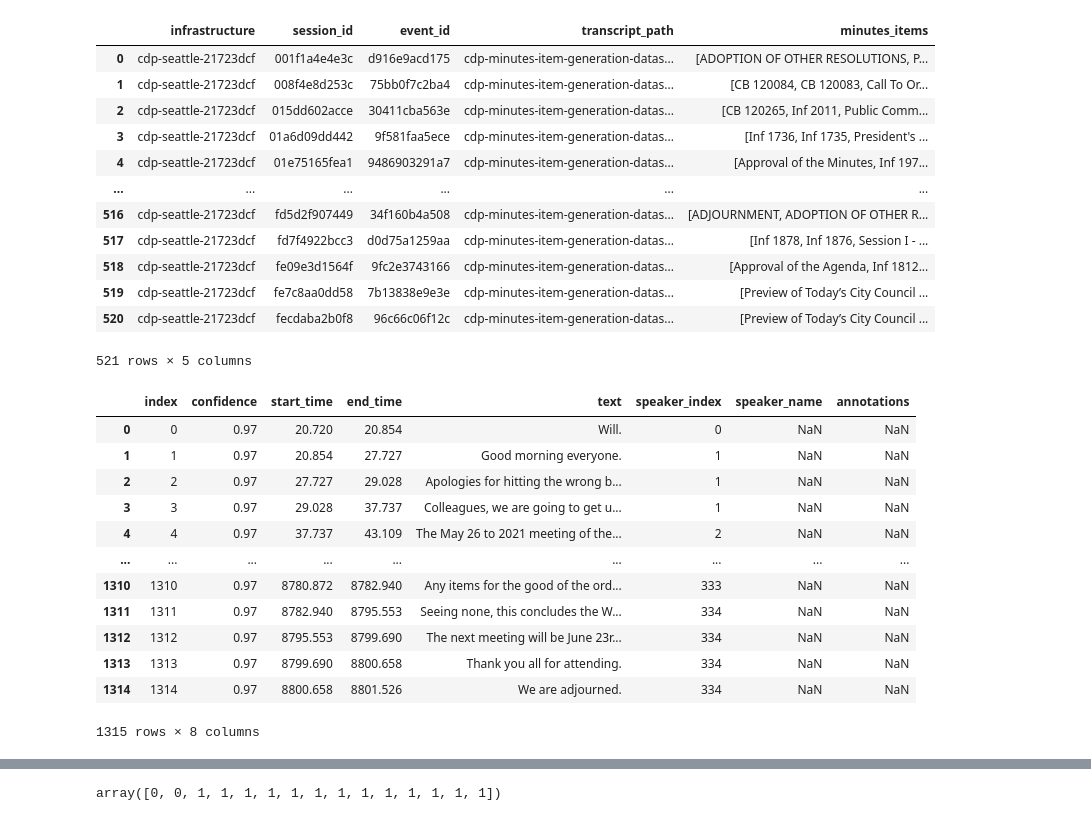
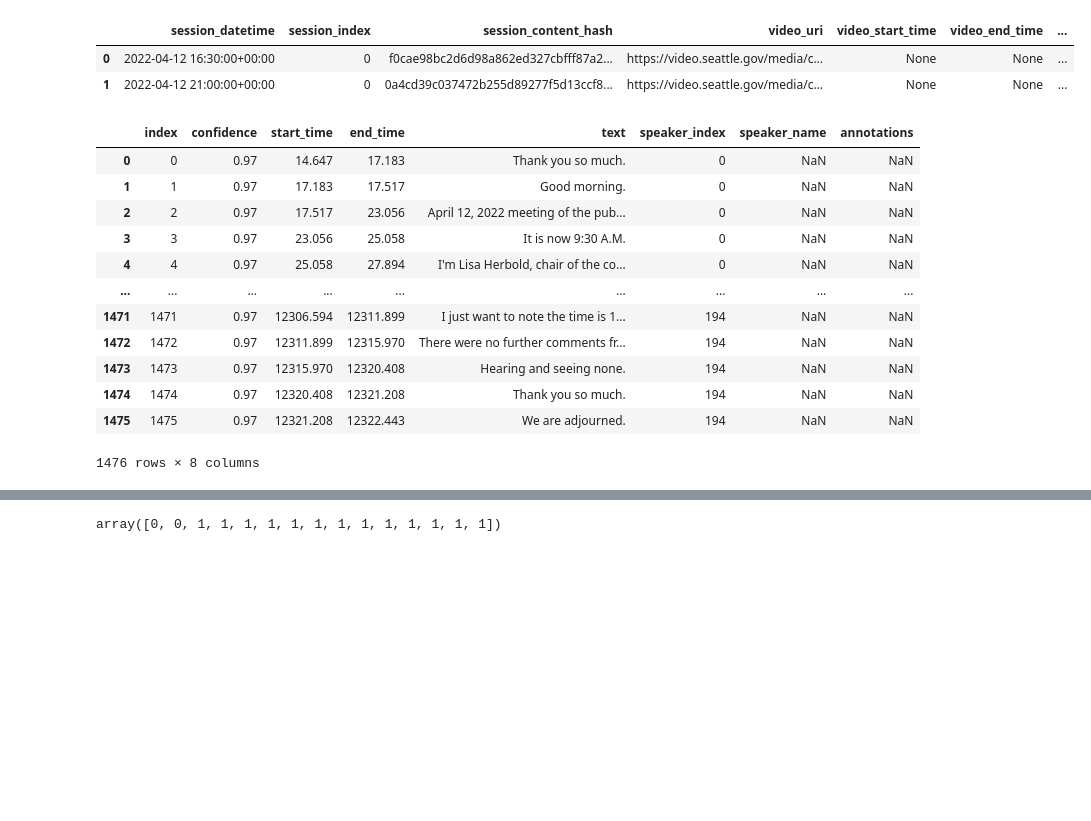
Before and after one commit to PugetSoundClinic-PIT/archived-cdp-minutes-item-generation-prototypes, a Jupyter notebook: semantic-dtw-sentences-and-minutes.ipynb, the cells around one changed output, grey strips where cells are left out. Saved outputs shown, nothing was run; the diff lists cells and outputs as text; code cells hidden in the pictures; blank space fills up the shorter version.

```diff
--- a/semantic-dtw-sentences-and-minutes.ipynb
+++ b/semantic-dtw-sentences-and-minutes.ipynb
@@ -1,41 +25,40 @@
 # %%
-import pandas as pd
+from cdp_data import CDPInstances, datasets
 
-df = pd.read_parquet("cdp-minutes-item-generation-dataset/dataset.parquet")
-df
+sessions_df = datasets.get_session_dataset(
+    CDPInstances.Seattle,
+    start_datetime="2022-04-12",
+    end_datetime="2022-04-13",
+    store_transcript=True,
+    store_transcript_as_csv=True,
+    replace_py_objects=True,
+)
+sessions_df
 # %% [output]
-|  | infrastructure | session_id | event_id | transcript_path | minutes_items |
-| 0 | cdp-seattle-21723dcf | 001f1a4e4e3c | d916e9acd175 | cdp-minutes-item-generation-datas... | [ADOPTION OF OTHER RESOLUTIONS, P... |
-| 1 | cdp-seattle-21723dcf | 008f4e8d253c | 75bb0f7c2ba4 | cdp-minutes-item-generation-datas... | [CB 120084, CB 120083, Call To Or... |
-| 2 | cdp-seattle-21723dcf | 015dd602acce | 30411cba563e | cdp-minutes-item-generation-datas... | [CB 120265, Inf 2011, Public Comm... |
-| 3 | cdp-seattle-21723dcf | 01a6d09dd442 | 9f581faa5ece | cdp-minutes-item-generation-datas... | [Inf 1736, Inf 1735, President's ... |
-| 4 | cdp-seattle-21723dcf | 01e75165fea1 | 9486903291a7 | cdp-minutes-item-generation-datas... | [Approval of the Minutes, Inf 197... |
-| ... | ... | ... | ... | ... | ... |
-| 516 | cdp-seattle-21723dcf | fd5d2f907449 | 34f160b4a508 | cdp-minutes-item-generation-datas... | [ADJOURNMENT, ADOPTION OF OTHER R... |
-| 517 | cdp-seattle-21723dcf | fd7f4922bcc3 | d0d75a1259aa | cdp-minutes-item-generation-datas... | [Inf 1878, Inf 1876, Session I - ... |
-| 518 | cdp-seattle-21723dcf | fe09e3d1564f | 9fc2e3743166 | cdp-minutes-item-generation-datas... | [Approval of the Agenda, Inf 1812... |
-| 519 | cdp-seattle-21723dcf | fe7c8aa0dd58 | 7b13838e9e3e | cdp-minutes-item-generation-datas... | [Preview of Today’s City Council ... |
-| 520 | cdp-seattle-21723dcf | fecdaba2b0f8 | 96c66c06f12c | cdp-minutes-item-generation-datas... | [Preview of Today’s City Council ... |
+|  | session_datetime | session_index | session_content_hash | video_uri | video_start_time | video_end_time | ... |
+| 0 | 2022-04-12 16:30:00+00:00 | 0 | f0cae98bc2d6d98a862ed327cbfff87a2... | https://video.seattle.gov/media/c... | None | None | ... |
+| 1 | 2022-04-12 21:00:00+00:00 | 0 | 0a4cd39c037472b255d89277f5d13ccf8... | https://video.seattle.gov/media/c... | None | None | ... |
-521 rows × 5 columns
 # %%
-example_t_path = df.iloc[1].transcript_path
-example_e_id = df.iloc[1].event_id
+import pandas as pd
+
+example_t_path = sessions_df.iloc[0].transcript_as_csv_path
+example_e_id = sessions_df.iloc[0].event_id
 example_t = pd.read_csv(example_t_path)
 example_t
 # %% [output]
 |  | index | confidence | start_time | end_time | text | speaker_index | speaker_name | annotations |
-| 0 | 0 | 0.97 | 20.720 | 20.854 | Will. | 0 | NaN | NaN |
-| 1 | 1 | 0.97 | 20.854 | 27.727 | Good morning everyone. | 1 | NaN | NaN |
-| 2 | 2 | 0.97 | 27.727 | 29.028 | Apologies for hitting the wrong b... | 1 | NaN | NaN |
-| 3 | 3 | 0.97 | 29.028 | 37.737 | Colleagues, we are going to get u... | 1 | NaN | NaN |
-| 4 | 4 | 0.97 | 37.737 | 43.109 | The May 26 to 2021 meeting of the... | 2 | NaN | NaN |
+| 0 | 0 | 0.97 | 14.647 | 17.183 | Thank you so much. | 0 | NaN | NaN |
+| 1 | 1 | 0.97 | 17.183 | 17.517 | Good morning. | 0 | NaN | NaN |
+| 2 | 2 | 0.97 | 17.517 | 23.056 | April 12, 2022 meeting of the pub... | 0 | NaN | NaN |
+| 3 | 3 | 0.97 | 23.056 | 25.058 | It is now 9:30 A.M. | 0 | NaN | NaN |
+| 4 | 4 | 0.97 | 25.058 | 27.894 | I'm Lisa Herbold, chair of the co... | 0 | NaN | NaN |
 | ... | ... | ... | ... | ... | ... | ... | ... | ... |
-| 1310 | 1310 | 0.97 | 8780.872 | 8782.940 | Any items for the good of the ord... | 333 | NaN | NaN |
-| 1311 | 1311 | 0.97 | 8782.940 | 8795.553 | Seeing none, this concludes the W... | 334 | NaN | NaN |
-| 1312 | 1312 | 0.97 | 8795.553 | 8799.690 | The next meeting will be June 23r... | 334 | NaN | NaN |
-| 1313 | 1313 | 0.97 | 8799.690 | 8800.658 | Thank you all for attending. | 334 | NaN | NaN |
-| 1314 | 1314 | 0.97 | 8800.658 | 8801.526 | We are adjourned. | 334 | NaN | NaN |
+| 1471 | 1471 | 0.97 | 12306.594 | 12311.899 | I just want to note the time is 1... | 194 | NaN | NaN |
+| 1472 | 1472 | 0.97 | 12311.899 | 12315.970 | There were no further comments fr... | 194 | NaN | NaN |
+| 1473 | 1473 | 0.97 | 12315.970 | 12320.408 | Hearing and seeing none. | 194 | NaN | NaN |
+| 1474 | 1474 | 0.97 | 12320.408 | 12321.208 | Thank you so much. | 194 | NaN | NaN |
+| 1475 | 1475 | 0.97 | 12321.208 | 12322.443 | We are adjourned. | 194 | NaN | NaN |
-1315 rows × 8 columns
+1476 rows × 8 columns
 # %%
 from cdp_backend.utils.file_utils import resource_copy
 import docx
```
Also changed, not shown: parts of 4 cells of this notebook.
